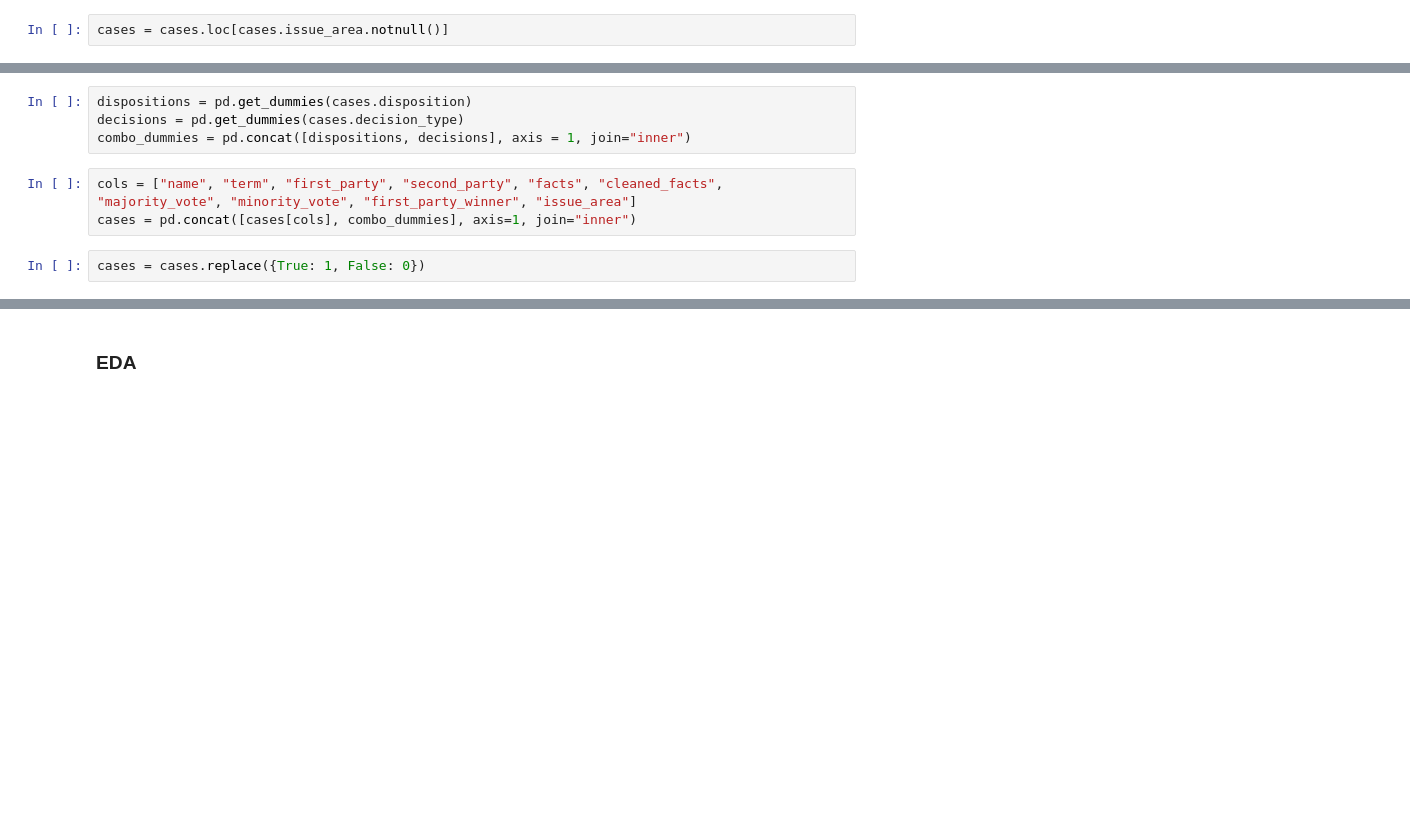
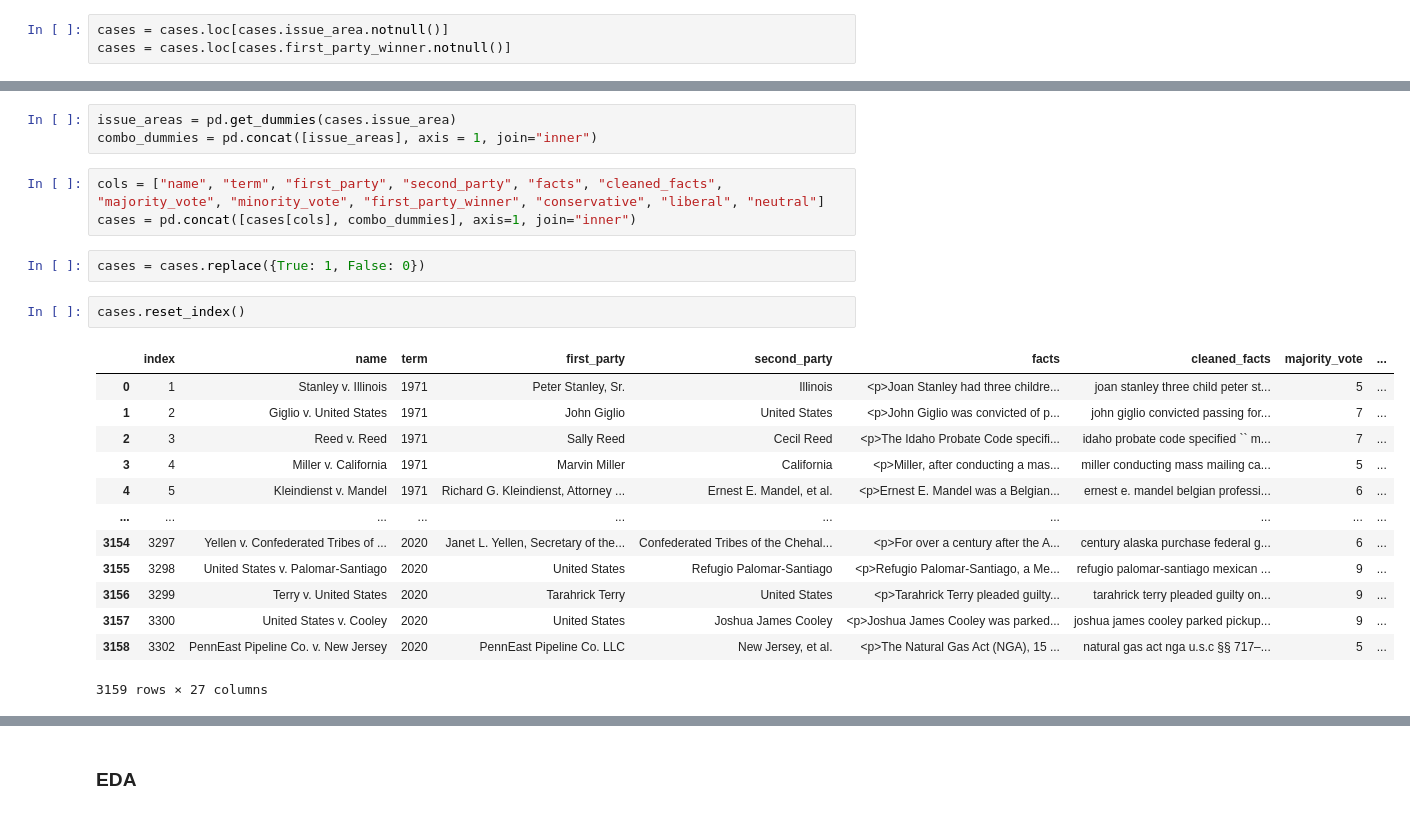
Before and after one commit to brandonowens24/Supreme_Court_Decisions, a Jupyter notebook: Notebook.ipynb, the cells around one changed output, grey strips where cells are left out. Drawn from its saved outputs; the diff is of its cells as text; blank space fills up the shorter version.

```diff
--- a/Notebook.ipynb
+++ b/Notebook.ipynb
@@ -139,5 +139,6 @@ for case_index, term in enumerate(cases.term):
 # %%
 cases = cases.loc[cases.issue_area.notnull()]
+cases = cases.loc[cases.first_party_winner.notnull()]
 # %% [markdown]
 #### Regularize Facts Statements
 # %%
@@ -204,11 +205,26 @@ cases["cleaned_facts"] = cases["facts"].apply(lambda x: tokenizer(x))
 # %% [markdown]
 #### Convert Some Columns to Binary
 # %%
-dispositions = pd.get_dummies(cases.disposition)
-decisions = pd.get_dummies(cases.decision_type)
-combo_dummies = pd.concat([dispositions, decisions], axis = 1, join="inner")
+issue_areas = pd.get_dummies(cases.issue_area)
+combo_dummies = pd.concat([issue_areas], axis = 1, join="inner")
 # %%
-cols = ["name", "term", "first_party", "second_party", "facts", "cleaned_facts", "majority_vote", "minority_vote", "first_party_winner", "issue_area"]
+cols = ["name", "term", "first_party", "second_party", "facts", "cleaned_facts", "majority_vote", "minority_vote", "first_party_winner", "conservative", "liberal", "neutral"]
 cases = pd.concat([cases[cols], combo_dummies], axis=1, join="inner")
 # %%
 cases = cases.replace({True: 1, False: 0})
+# %%
+cases.reset_index()
+# %% [output]
+|  | index | name | term | first_party | second_party | facts | cleaned_facts | majority_vote | ... |
+| 0 | 1 | Stanley v. Illinois | 1971 | Peter Stanley, Sr. | Illinois | <p>Joan Stanley had three childre... | joan stanley three child peter st... | 5 | ... |
+| 1 | 2 | Giglio v. United States | 1971 | John Giglio | United States | <p>John Giglio was convicted of p... | john giglio convicted passing for... | 7 | ... |
+| 2 | 3 | Reed v. Reed | 1971 | Sally Reed | Cecil Reed | <p>The Idaho Probate Code specifi... | idaho probate code specified `` m... | 7 | ... |
+| 3 | 4 | Miller v. California | 1971 | Marvin Miller | California | <p>Miller, after conducting a mas... | miller conducting mass mailing ca... | 5 | ... |
+| 4 | 5 | Kleindienst v. Mandel | 1971 | Richard G. Kleindienst, Attorney ... | Ernest E. Mandel, et al. | <p>Ernest E. Mandel was a Belgian... | ernest e. mandel belgian professi... | 6 | ... |
+| ... | ... | ... | ... | ... | ... | ... | ... | ... | ... |
+| 3154 | 3297 | Yellen v. Confederated Tribes of ... | 2020 | Janet L. Yellen, Secretary of the... | Confederated Tribes of the Chehal... | <p>For over a century after the A... | century alaska purchase federal g... | 6 | ... |
+| 3155 | 3298 | United States v. Palomar-Santiago | 2020 | United States | Refugio Palomar-Santiago | <p>Refugio Palomar-Santiago, a Me... | refugio palomar-santiago mexican ... | 9 | ... |
+| 3156 | 3299 | Terry v. United States | 2020 | Tarahrick Terry | United States | <p>Tarahrick Terry pleaded guilty... | tarahrick terry pleaded guilty on... | 9 | ... |
+| 3157 | 3300 | United States v. Cooley | 2020 | United States | Joshua James Cooley | <p>Joshua James Cooley was parked... | joshua james cooley parked pickup... | 9 | ... |
+| 3158 | 3302 | PennEast Pipeline Co. v. New Jersey | 2020 | PennEast Pipeline Co. LLC | New Jersey, et al. | <p>The Natural Gas Act (NGA), 15 ... | natural gas act nga u.s.c §§ 717–... | 5 | ... |
+3159 rows × 27 columns
```
Also changed, not shown: parts of 51 cells of this notebook.
